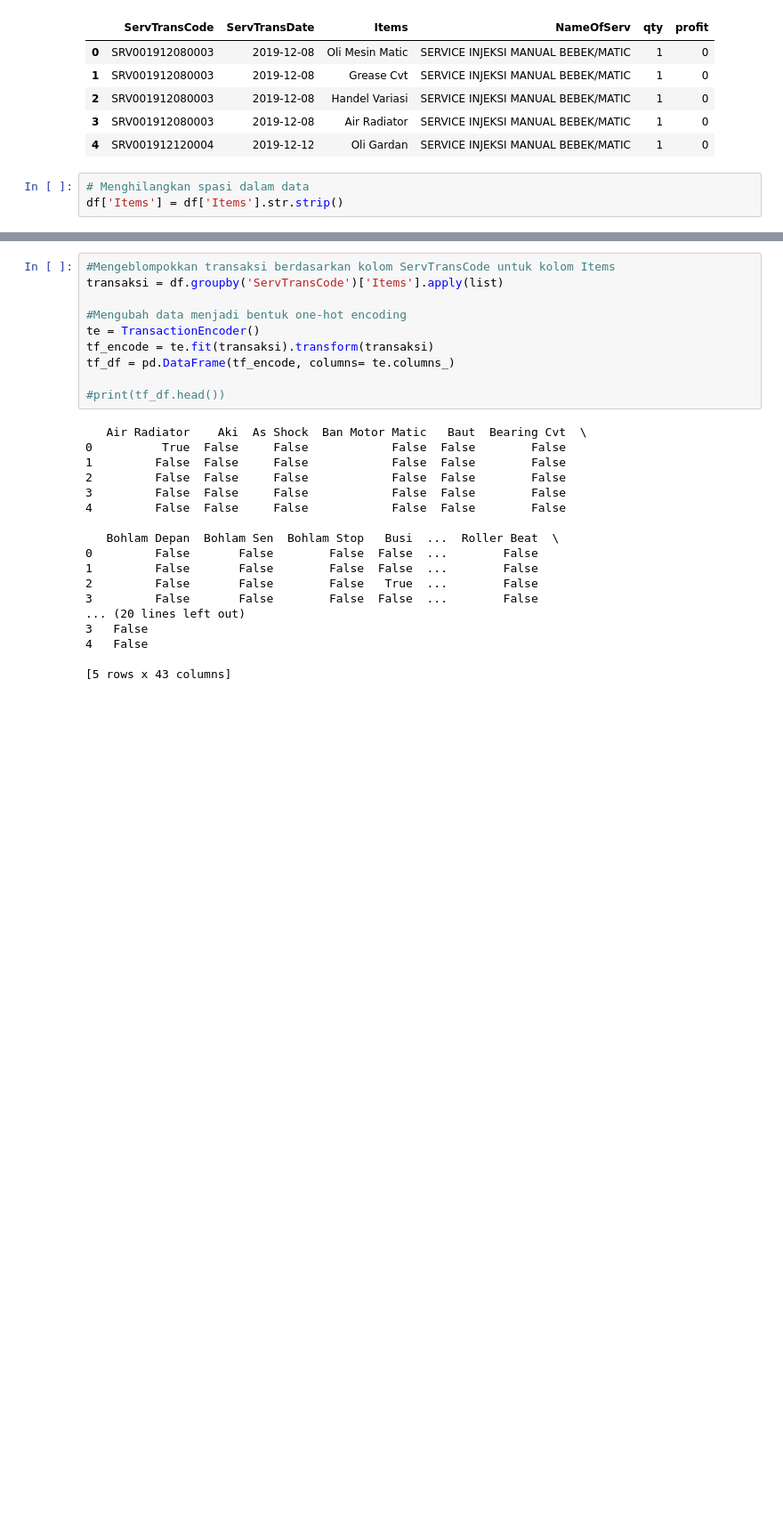
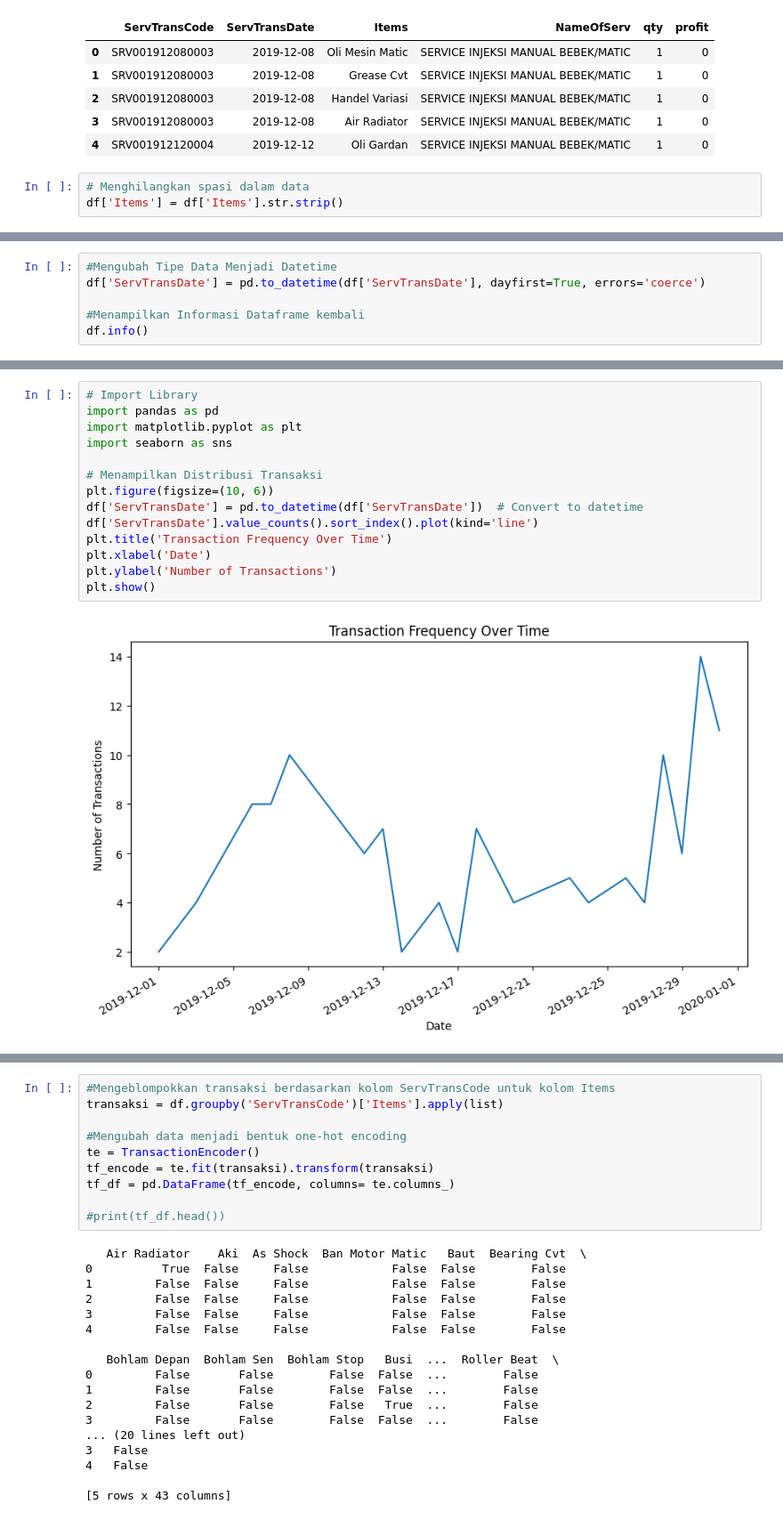
Before and after one commit to DhafinRA/Apriori, a Jupyter notebook: Apriori.ipynb, the cells around one changed output, grey strips where cells are left out. Shown at 89% size. Cells and saved outputs as stored; diff of their text form; blank space fills up the shorter version.

```diff
--- a/Apriori.ipynb
+++ b/Apriori.ipynb
@@ -26,0 +68,6 @@ df['Items'] = df['Items'].str.strip()
+# %%
+#Mengubah Tipe Data Menjadi Datetime
+df['ServTransDate'] = pd.to_datetime(df['ServTransDate'], dayfirst=True, errors='coerce')
+
+#Menampilkan Informasi Dataframe kembali
+df.info()
@@ -26,0 +88,16 @@ df['Items'] = df['Items'].str.strip()
+# %%
+# Import Library
+import pandas as pd
+import matplotlib.pyplot as plt
+import seaborn as sns
+
+# Menampilkan Distribusi Transaksi
+plt.figure(figsize=(10, 6))
+df['ServTransDate'] = pd.to_datetime(df['ServTransDate'])  # Convert to datetime
+df['ServTransDate'].value_counts().sort_index().plot(kind='line')
+plt.title('Transaction Frequency Over Time')
+plt.xlabel('Date')
+plt.ylabel('Number of Transactions')
+plt.show()
+# %% [output]
+[figure, added]
```
Also changed, not shown: parts of 5 cells of this notebook.
